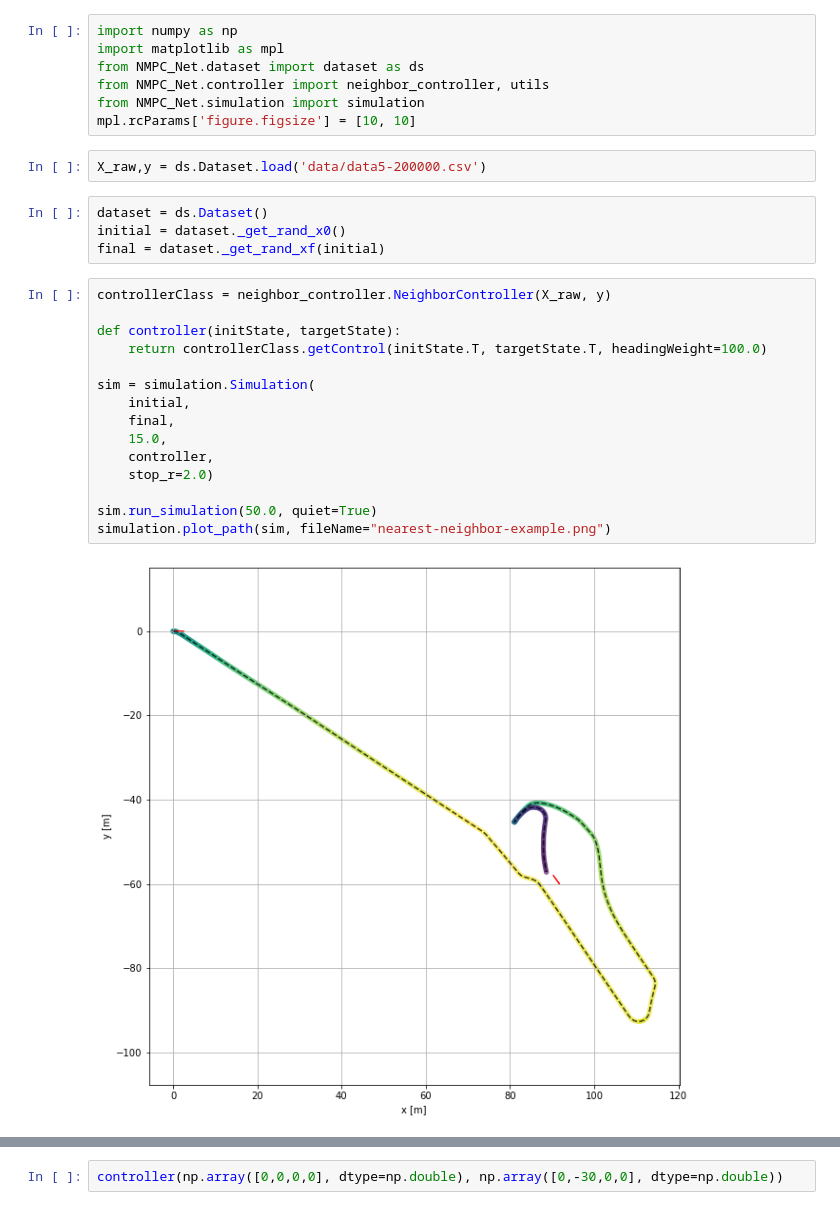
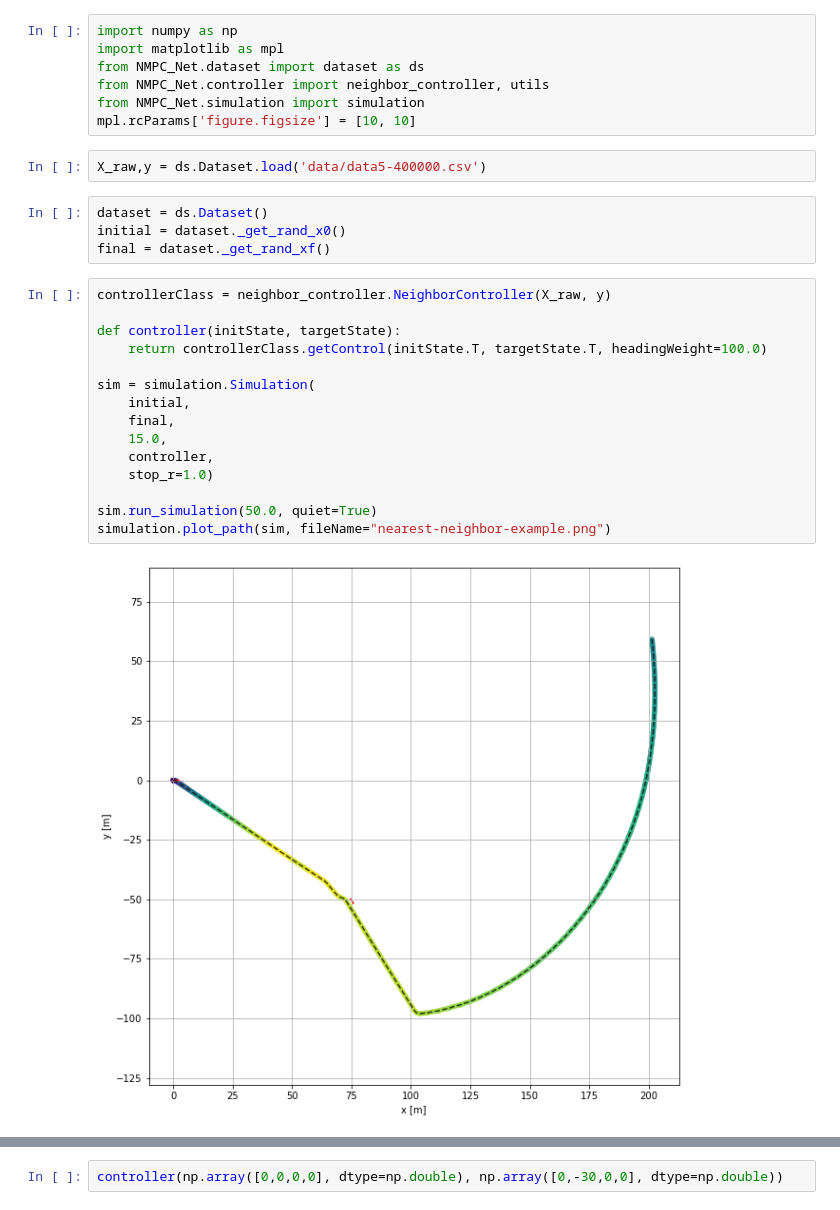
Before and after one commit to freiremelgiz/ECE539_FinalProject, a Jupyter notebook: Nearest Neighbor Controller.ipynb, the cells around one changed output, grey strips where cells are left out. Saved outputs shown, nothing was run; the diff lists cells and outputs as text.

```diff
--- a/Nearest Neighbor Controller.ipynb
+++ b/Nearest Neighbor Controller.ipynb
@@ -8,28 +8,28 @@ from NMPC_Net.controller import neighbor_controller, utils
 from NMPC_Net.simulation import simulation
 mpl.rcParams['figure.figsize'] = [10, 10]
 # %%
-X_raw,y = ds.Dataset.load('data/data5-200000.csv')
+X_raw,y = ds.Dataset.load('data/data5-400000.csv')
 # %%
 dataset = ds.Dataset()
 initial = dataset._get_rand_x0()
-final = dataset._get_rand_xf(initial)
+final = dataset._get_rand_xf()
 # %%
 controllerClass = neighbor_controller.NeighborController(X_raw, y)
 
 def controller(initState, targetState):
     return controllerClass.getControl(initState.T, targetState.T, headingWeight=100.0)
 
 sim = simulation.Simulation(
     initial,
     final,
     15.0,
     controller,
-    stop_r=2.0)
+    stop_r=1.0)
 
 sim.run_simulation(50.0, quiet=True)
 simulation.plot_path(sim, fileName="nearest-neighbor-example.png")
 # %% [output]
-[figure, old version]
+[figure, new version]
 # %%
 a1 = np.pi
 a2 = -1*np.pi/2
```
Also changed, not shown: parts of 1 cell of this notebook, 5 other files.
